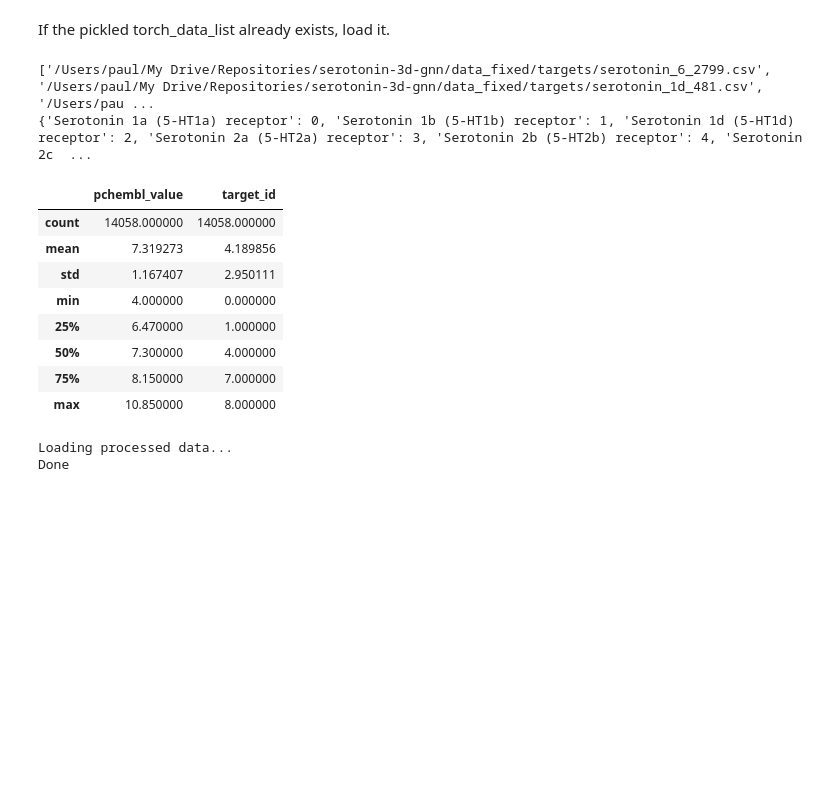
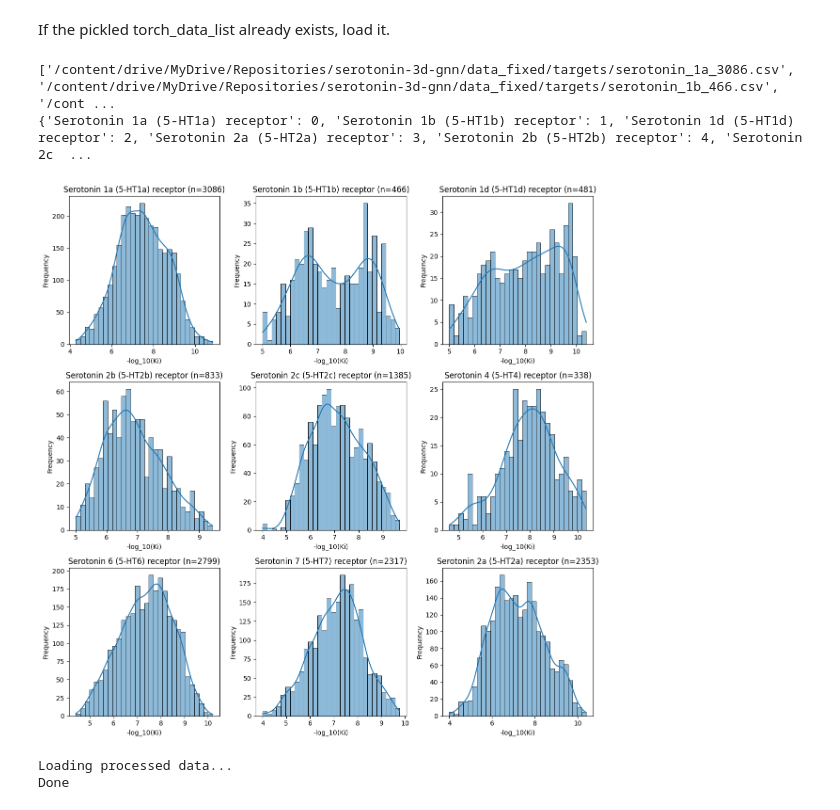
Before and after one commit to paulutsch/serotonin-3d-gnn, a Jupyter notebook: serotonin-3d-gnn.ipynb, the cells around one changed output. Drawn from its saved outputs; the diff is of its cells as text; code cells hidden in the pictures; blank space fills up the shorter version.

```diff
--- a/serotonin-3d-gnn.ipynb
+++ b/serotonin-3d-gnn.ipynb
@@ -129,43 +131,58 @@ If the pickled torch_data_list already exists, load it.
 csv_files = glob(os.path.join(PATH_DATA / "targets" / "*.csv"))
 print(csv_files)
 
 data_list = []
 
 for file in csv_files:
     df = pd.read_csv(
         file, delimiter=";", usecols=["Smiles", "pChEMBL Value", "Target Name"]
     )
     df.columns = ["smiles", "pchembl_value", "target_name"]
     data_list.append(df)
 
 merged_df = pd.concat(data_list, ignore_index=True)
 merged_df["target_name"] = merged_df["target_name"].astype("category")
 merged_df["target_id"] = merged_df["target_name"].cat.codes
 
 target_name_to_id = dict(
     zip(
         merged_df["target_name"].cat.categories,
         range(len(merged_df["target_name"].cat.categories)),
     )
 )
 target_id_to_name = {v: k for k, v in target_name_to_id.items()}
 print(target_name_to_id)
 
 merged_df.to_csv(os.path.join(PATH_DATA, "merged_serotonin_data.csv"), index=False)
 
 merged_df.describe()
+
+rows, cols = 3, 3  # 3 plots per row and col
+num_targets = merged_df["target_name"].nunique()
+target_names = merged_df["target_name"].unique()
+
+# Create subplots in a 3x3 grid
+fig, axes = plt.subplots(nrows=rows, ncols=cols, figsize=(12, 12))
+
+# Flatten axes array to handle iteration easily
+axes = axes.flatten()
+
+for i, target in enumerate(target_names):
+    target_data = merged_df[merged_df["target_name"] == target]["pchembl_value"]
+    target_count = merged_df["target_name"].value_counts()[target]
+
+    sns.histplot(target_data, kde=True, bins=30, ax=axes[i])
+
+    axes[i].set_title(f"{target} (n={target_count})")
+    axes[i].set_xlabel("-log_10(Ki)")
+    axes[i].set_ylabel("Frequency")
+
+plt.tight_layout()
+plt.show()
 # %% [output]
-['/Users/paul/My Drive/Repositories/serotonin-3d-gnn/data_fixed/targets/serotonin_6_2799.csv', '/Users/paul/My Drive/Repositories/serotonin-3d-gnn/data_fixed/targets/serotonin_1d_481.csv', '/Users/pau ...
+['/content/drive/MyDrive/Repositories/serotonin-3d-gnn/data_fixed/targets/serotonin_1a_3086.csv', '/content/drive/MyDrive/Repositories/serotonin-3d-gnn/data_fixed/targets/serotonin_1b_466.csv', '/cont ...
 {'Serotonin 1a (5-HT1a) receptor': 0, 'Serotonin 1b (5-HT1b) receptor': 1, 'Serotonin 1d (5-HT1d) receptor': 2, 'Serotonin 2a (5-HT2a) receptor': 3, 'Serotonin 2b (5-HT2b) receptor': 4, 'Serotonin 2c  ...
-|  | pchembl_value | target_id |
-| count | 14058.000000 | 14058.000000 |
-| mean | 7.319273 | 4.189856 |
-| std | 1.167407 | 2.950111 |
-| min | 4.000000 | 0.000000 |
-| 25% | 6.470000 | 1.000000 |
-| 50% | 7.300000 | 4.000000 |
-| 75% | 8.150000 | 7.000000 |
-| max | 10.850000 | 8.000000 |
+[figure, added]
 # %%
 pickle_file_path = os.path.join(PATH_DATA, "merged_serotonin_data_processed.pkl")
 
```
Also changed, not shown: parts of 12 cells of this notebook, 2 other files.
